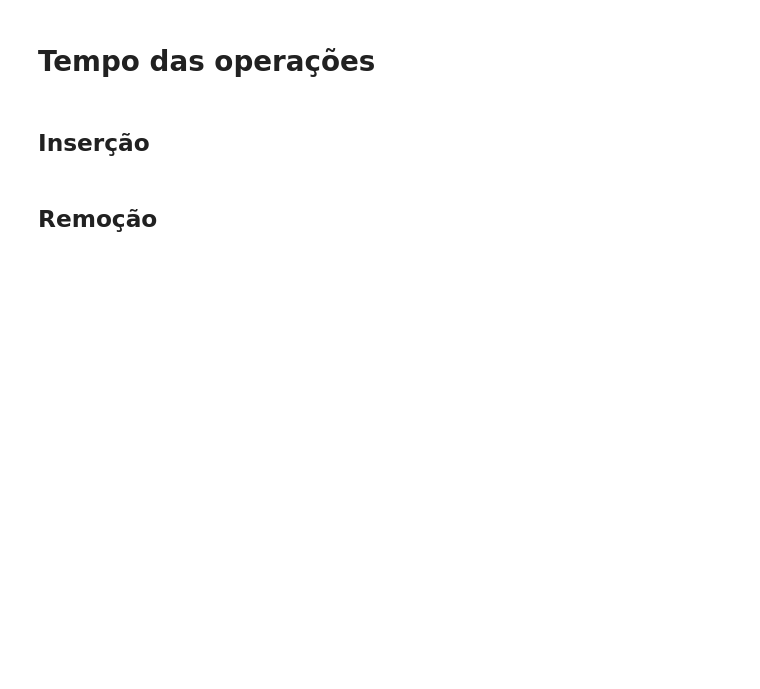
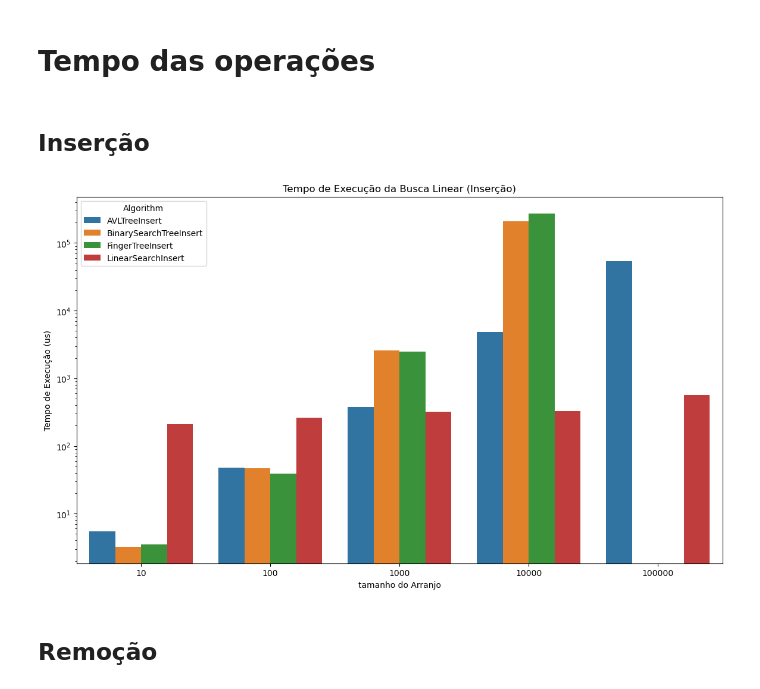
Before and after one commit to DilermandoQueiroz/shell-sort, a Jupyter notebook: Source/Search/analise.ipynb, the cells around one changed output. Saved outputs shown, nothing was run; the diff lists cells and outputs as text; code cells hidden in the pictures; blank space fills up the shorter version.

```diff
--- a/Source/Search/analise.ipynb
+++ b/Source/Search/analise.ipynb
@@ -41,6 +41,16 @@ def plot_log_comparison_array_type(df, metric, algorithm, title, ylabel):
     plt.xlabel('Tamanho do Arranjo')
     plt.legend(title='Algoritmo', bbox_to_anchor=(1.05, 1), loc='upper left')
     plt.show()
+# %%
+def plot_log_comparison_algorithms(df, metric, title, ylabel):
+    df = df.groupby(['Algorithm', 'Size'])[metric].mean().reset_index()
+    plt.figure(figsize=(14, 8))
+    sns.barplot(x='Size', y=metric, hue='Algorithm', data=df)
+    plt.yscale('log')
+    plt.title(title)
+    plt.ylabel(ylabel)
+    plt.xlabel('tamanho do Arranjo')
+    plt.show()
 # %% [markdown]
 # Finger Tree
 # %% [markdown]
@@ -116,5 +131,10 @@ df_finger_tree.groupby('Size')['Time(us)'].std()
 # Tempo das operações
 # %% [markdown]
 ## Inserção
+# %%
+df_insert = df[df['Algorithm'].str.contains('Insert')]
+plot_log_comparison_algorithms(df_insert, 'Time(us)', 'Tempo de Execução da Busca Linear (Inserção)', 'Tempo de Execução (us)')
+# %% [output]
+[figure, added]
 # %% [markdown]
 ## Remoção
```
Also changed, not shown: parts of 5 cells of this notebook.
